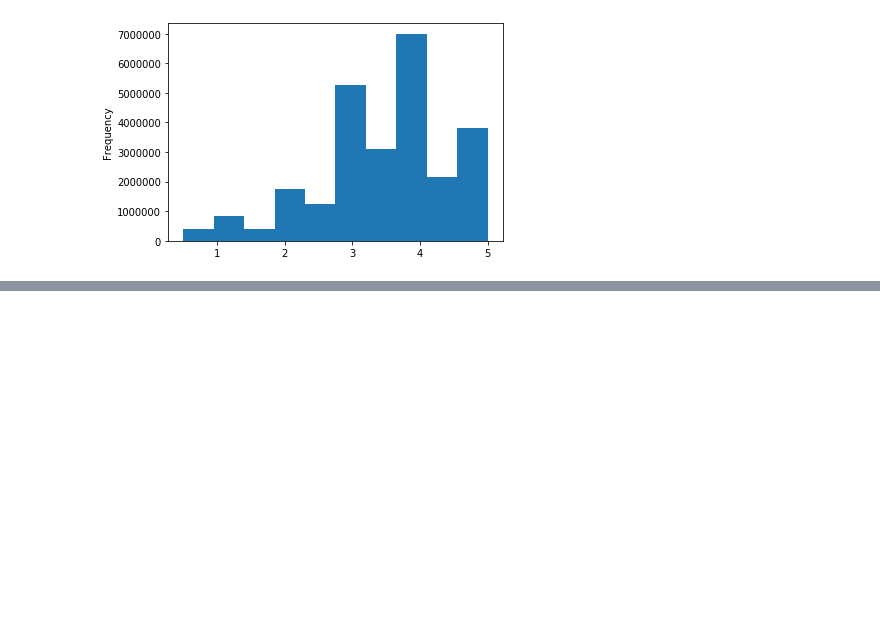
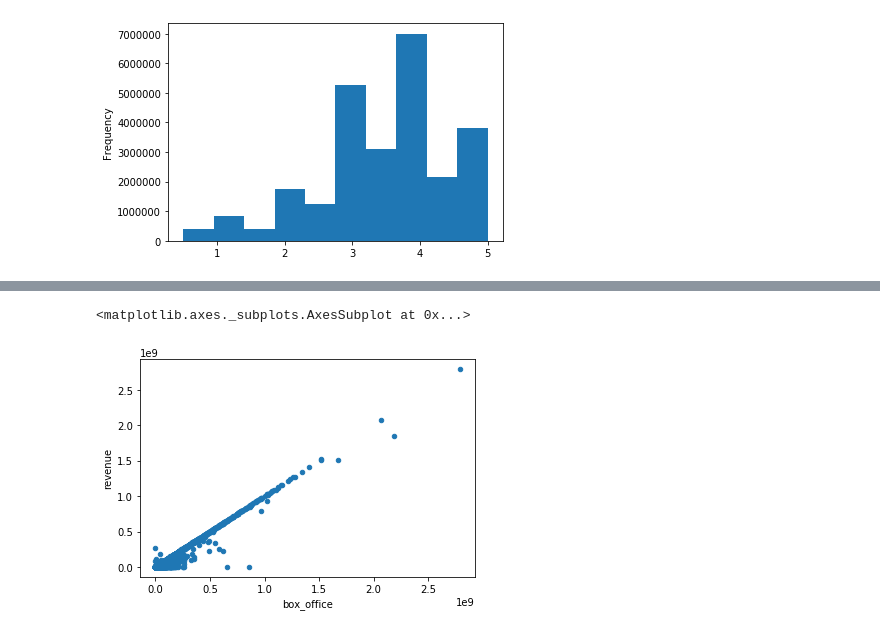
Before and after one commit to marczuka/Movies-ETL, a Jupyter notebook: ETL_practice.ipynb, the cells around one changed output, grey strips where cells are left out. Cells and saved outputs as stored; diff of their text form; code cells hidden in the pictures; blank space fills up the shorter version.

```diff
--- a/ETL_practice.ipynb
+++ b/ETL_practice.ipynb
@@ -723,0 +856,7 @@ Name: rating, dtype: float64
+# %%
+# Exploring the 'box_office' and 'revenue' columns using scatter plot.
+# Scatter plots won't show null values, so we need to fill them in with zeros.
+movies_df.fillna(0).plot(x='box_office', y='revenue', kind='scatter')
+# %% [output]
+<matplotlib.axes._subplots.AxesSubplot at 0x...>
+[figure, added]
```
Also changed, not shown: parts of 34 cells of this notebook.
